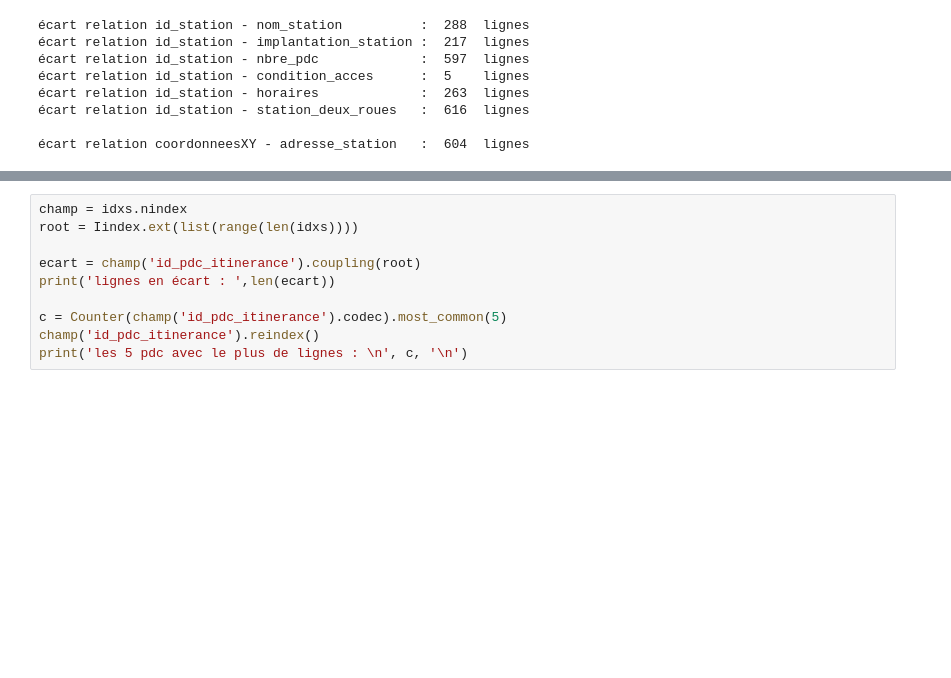
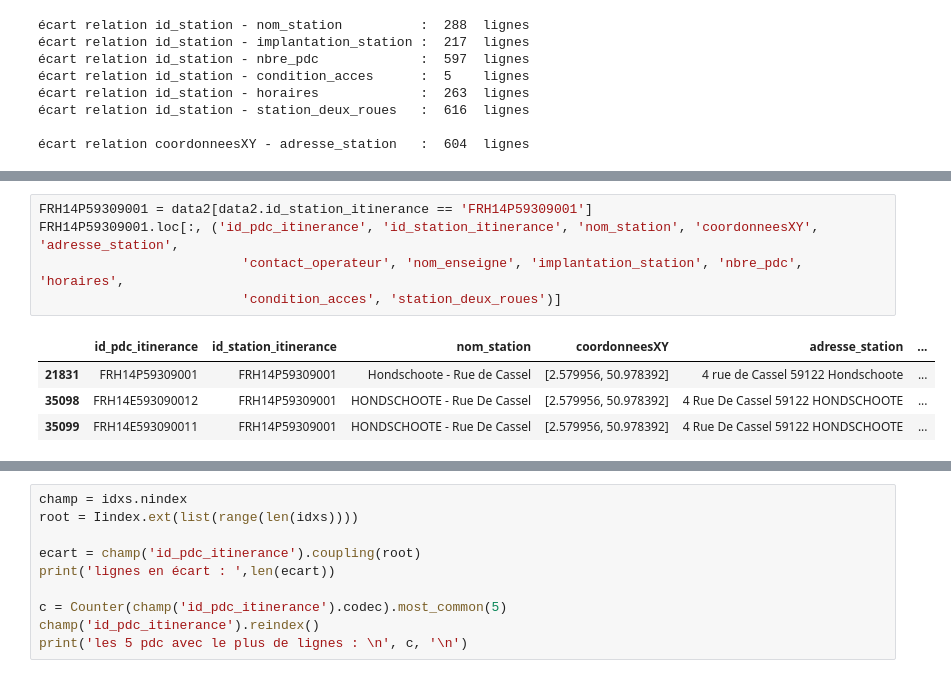
Before and after one commit to loco-philippe/Environmental-Sensing, a Jupyter notebook: python/Validation/irve/test_IRVE-v2.ipynb, the cells around one changed output, grey strips where cells are left out. Drawn from its saved outputs; the diff is of its cells as text; blank space fills up the shorter version.

```diff
--- a/python/Validation/irve/test_IRVE-v2.ipynb
+++ b/python/Validation/irve/test_IRVE-v2.ipynb
@@ -177,0 +287,10 @@ print('écart relation coordonneesXY - adresse_station   : ',len(ecart_adr), ' l
+# %%
+FRH14P59309001 = data2[data2.id_station_itinerance == 'FRH14P59309001']
+FRH14P59309001.loc[:, ('id_pdc_itinerance', 'id_station_itinerance', 'nom_station', 'coordonneesXY', 'adresse_station',
+                          'contact_operateur', 'nom_enseigne', 'implantation_station', 'nbre_pdc', 'horaires',
+                          'condition_acces', 'station_deux_roues')]
+# %% [output]
+|  | id_pdc_itinerance | id_station_itinerance | nom_station | coordonneesXY | adresse_station | ... |
+| 21831 | FRH14P59309001 | FRH14P59309001 | Hondschoote - Rue de Cassel | [2.579956, 50.978392] | 4 rue de Cassel 59122 Hondschoote | ... |
+| 35098 | FRH14E593090012 | FRH14P59309001 | HONDSCHOOTE - Rue De Cassel | [2.579956, 50.978392] | 4 Rue De Cassel 59122 HONDSCHOOTE | ... |
+| 35099 | FRH14E593090011 | FRH14P59309001 | HONDSCHOOTE - Rue De Cassel | [2.579956, 50.978392] | 4 Rue De Cassel 59122 HONDSCHOOTE | ... |
```
Also changed, not shown: parts of 9 cells of this notebook, 5 other files.
